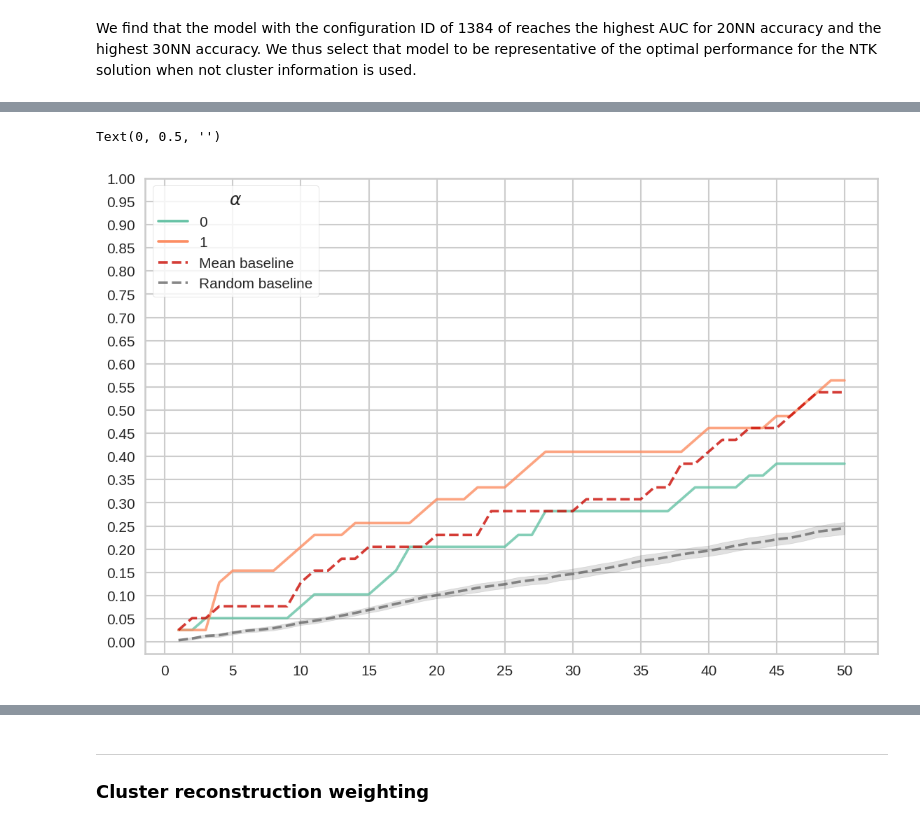
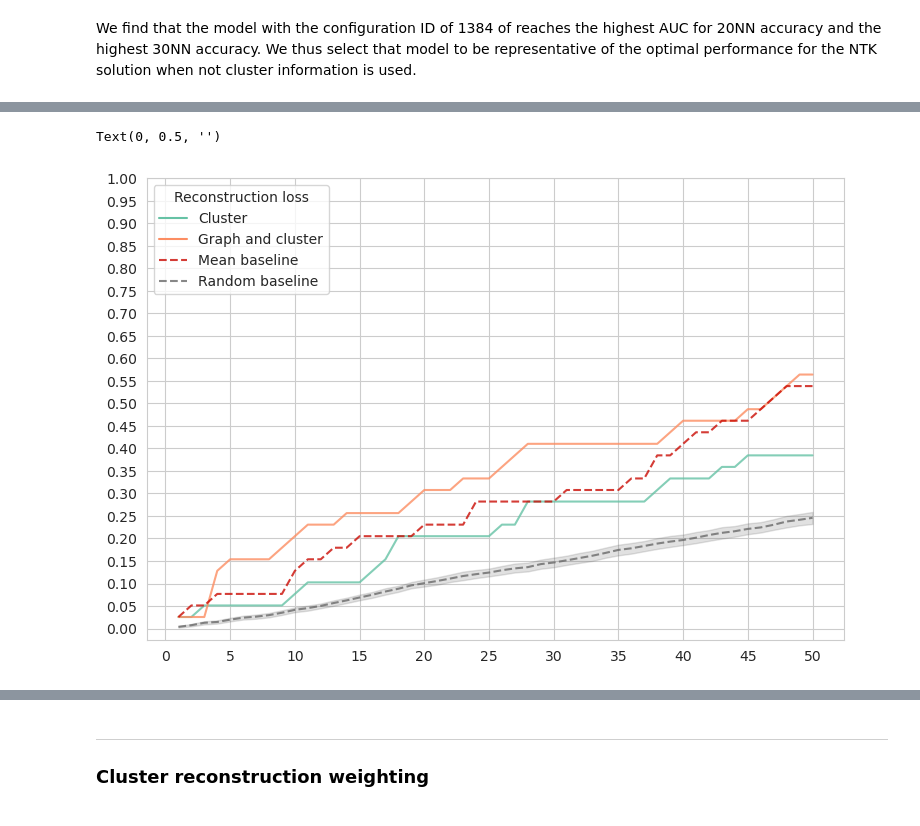
Before and after one commit to uhlerlab/image2reg, a Jupyter notebook: notebooks/translation/mapping/translational_mapping_loto_final_gridsearch.ipynb, the cells around one changed output, grey strips where cells are left out. Drawn from its saved outputs; the diff is of its cells as text; code cells hidden in the pictures.

```diff
--- a/notebooks/translation/mapping/translational_mapping_loto_final_gridsearch.ipynb
+++ b/notebooks/translation/mapping/translational_mapping_loto_final_gridsearch.ipynb
@@ -1837,0 +2284,6 @@ selected_reg_pert_embs_dict = exp_embs_dict["gae_exp_a1_b0_g0_split_graph_physic
+# %%
+sns.set_style("whitegrid")
+ntk_no_clustering_hit_dict = get_knn_hit_data(ntk_no_clustering_pred_dict)
+ax = ntk_no_clustering_hit_dict.knn_hit.sort_values().plot(kind="bar", figsize=[10, 6])
+ax.set_yticks(range(0, 250, 10))
+plt.show()
@@ -1866,12 +2328,11 @@ ntk_image_clustering_pred_dict_101 = get_nn_prediction_dict(
 # %% [output]
 [interactive output not drawn]
 # %%
+sns.set_style("whitegrid")
 ntk_image_clustering_101_hit_dict = get_knn_hit_data(ntk_image_clustering_pred_dict_101)
 ax = ntk_image_clustering_101_hit_dict.knn_hit.sort_values().plot(
     kind="bar", figsize=[10, 6]
 )
-# ax.set_ylabel("k-neighbors")
-# ax.set_title("Number of neighbors until target")
 ax.set_yticks(range(0, 250, 10))
 plt.show()
 # %% [output]
@@ -1879,0 +2381,8 @@ plt.show()
+# %%
+sns.set_style("whitegrid")
+ntk_cmap_clustering_101_hit_dict = get_knn_hit_data(ntk_cmap_clustering_pred_dict_101)
+ax = ntk_cmap_clustering_101_hit_dict.knn_hit.sort_values().plot(
+    kind="bar", figsize=[10, 6]
+)
+ax.set_yticks(range(0, 250, 10))
+plt.show()
@@ -1879,0 +2434,10 @@ plt.show()
+# %%
+sns.set_style("whitegrid")
+ntk_image_all_clustering_pred_dict_101 = get_knn_hit_data(
+    ntk_image_all_clustering_pred_dict_101
+)
+ax = ntk_image_all_clustering_pred_dict_101.knn_hit.sort_values().plot(
+    kind="bar", figsize=[10, 6]
+)
+ax.set_yticks(range(0, 250, 10))
+plt.show()
@@ -1948,22 +2526,22 @@ image_clustering_results_101_001 = image_clustering_results_001.append(
 # %%
 fig, ax = plot_translation_performance(
     results=image_clustering_results_101_001.loc[
         image_clustering_results_101_001.model == "NTK"
     ],
-    hue="alpha",
+    hue="graph",
     ymax=1.05,
     title="",
     random_baseline=no_clustering_random_knn_results,
     mean_baseline=mean_baseline_results,
     figsize=[9, 6],
     cmap="Set2",
-    legend_title=r"$\alpha$",
+    legend_title="Reconstruction loss",
 )
 ax.set_xlabel("")
 ax.set_ylabel("")
 # %% [output]
 Text(0, 0.5, '')
-[figure, old version]
+[figure, new version]
 [interactive output not drawn]
 # %% [markdown]
 ---
```
Also changed, not shown: parts of 85 cells of this notebook.
